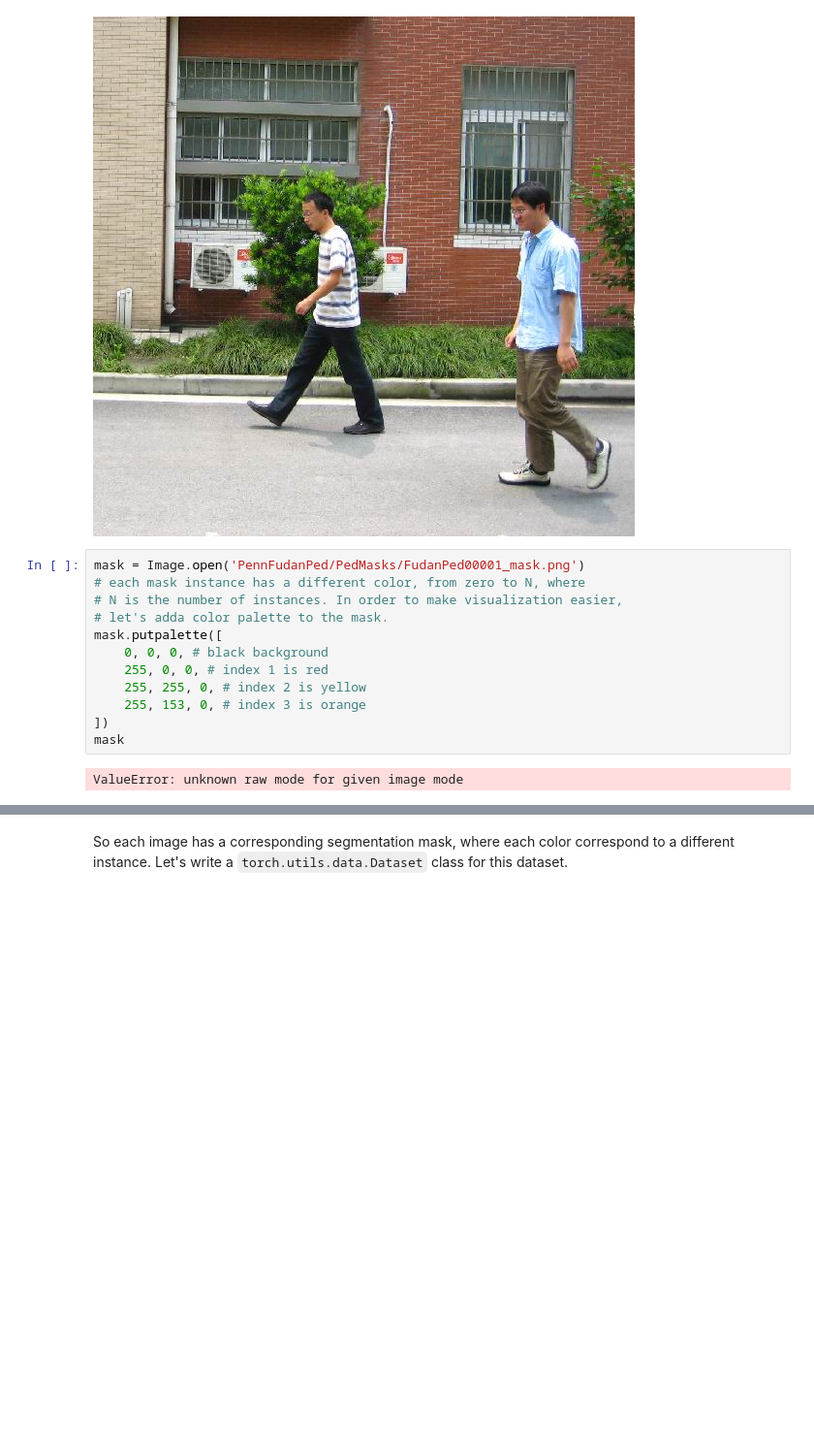
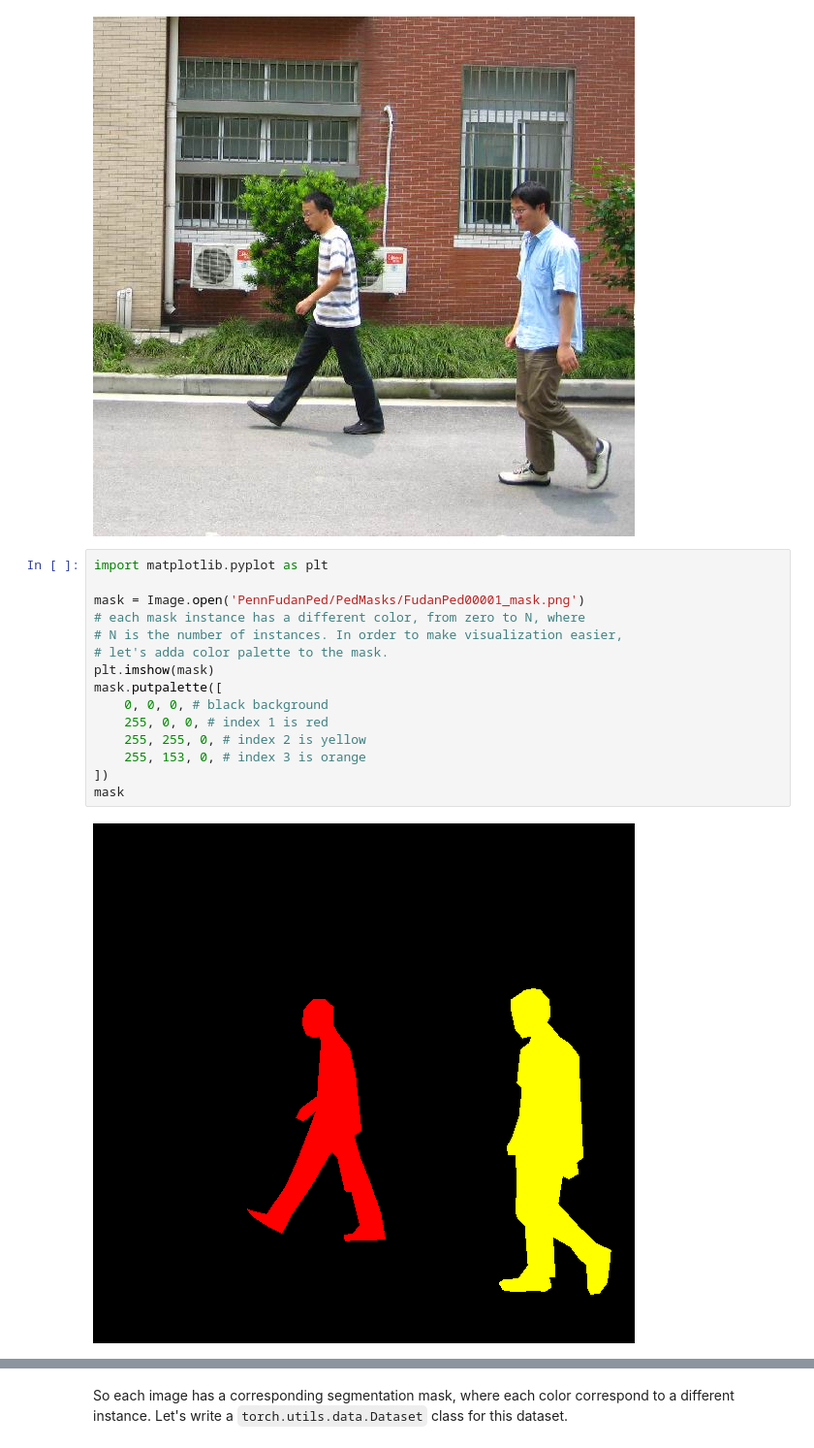
Before and after one commit to mgoetze06/autosteer, a Jupyter notebook: custom_object_detection/torchvision_finetuning_instance_segmentation.ipynb, the cells around one changed output, grey strips where cells are left out. Shown: that part at 97% size. Saved outputs shown, nothing was run; the diff lists cells and outputs as text; blank space fills up the shorter version.

```diff
--- a/custom_object_detection/torchvision_finetuning_instance_segmentation.ipynb
+++ b/custom_object_detection/torchvision_finetuning_instance_segmentation.ipynb
@@ -158,16 +141,19 @@ Image.open('PennFudanPed/PNGImages/FudanPed00001.png')
 # %% [output]
 [figure]
 # %%
+import matplotlib.pyplot as plt
+
 mask = Image.open('PennFudanPed/PedMasks/FudanPed00001_mask.png')
 # each mask instance has a different color, from zero to N, where
 # N is the number of instances. In order to make visualization easier,
 # let's adda color palette to the mask.
+plt.imshow(mask)
 mask.putpalette([
     0, 0, 0, # black background
     255, 0, 0, # index 1 is red
     255, 255, 0, # index 2 is yellow
     255, 153, 0, # index 3 is orange
 ])
 mask
 # %% [output]
-ValueError: unknown raw mode for given image mode
+[figure, added]
```
Also changed, not shown: parts of 23 cells of this notebook.
